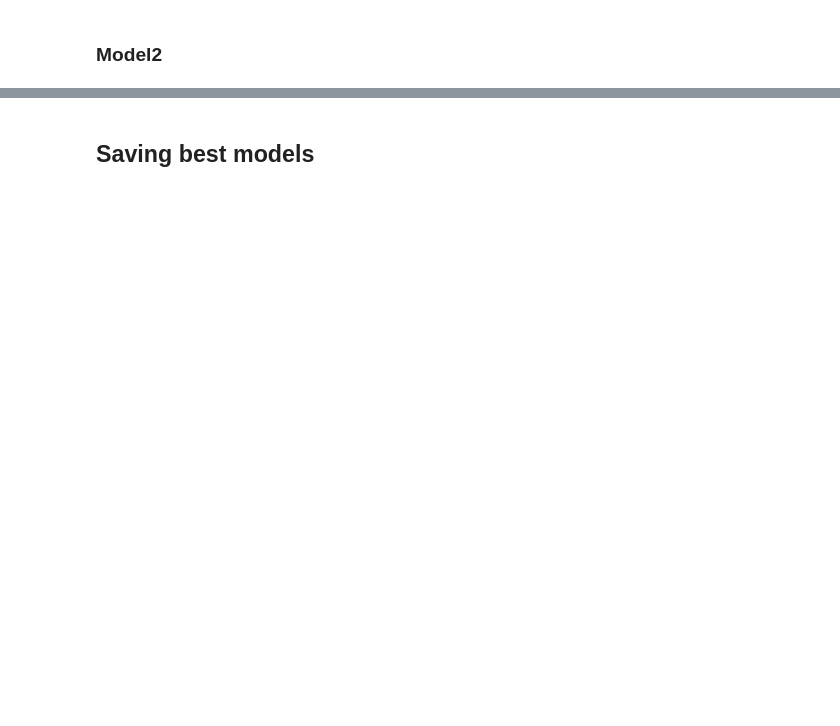
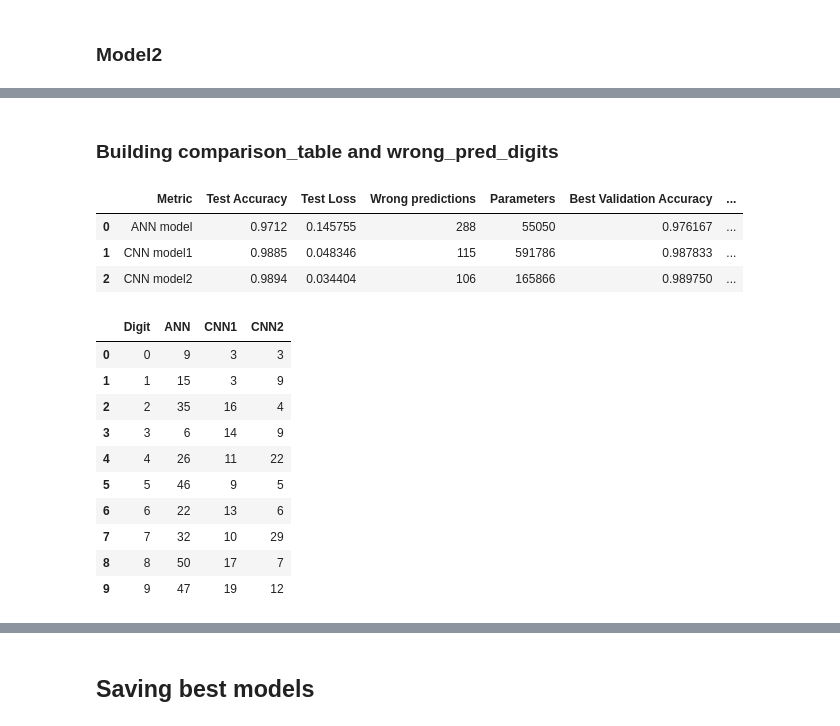
Before and after one commit to AdiXjaiswal/Handwritten-Digit-Recognition, a Jupyter notebook: cnn_model.ipynb, the cells around one changed output, grey strips where cells are left out. Drawn from its saved outputs; the diff is of its cells as text; code cells hidden in the pictures; blank space fills up the shorter version.

```diff
--- a/cnn_model.ipynb
+++ b/cnn_model.ipynb
@@ -219,0 +271,62 @@ losses_model2
+# %% [markdown]
+### Building comparison_table and wrong_pred_digits
+# %%
+predictions = {
+    "ANN": ann_predict_classes,
+    "CNN1": cnn1_predict_classes,
+    "CNN2": cnn2_predict_classes
+}
+
+wrong_preds = {}
+
+for name, preds in predictions.items():
+    counts = {}
+    total=0
+    for true, pred in zip(y_test, preds):
+        if pred != true:
+            counts[true] = counts.get(true, 0) + 1
+            total+=1
+
+    counts = dict(sorted(counts.items()))
+    counts["total"] = total
+    wrong_preds[name] = counts
+
+comparison_table=pd.DataFrame({
+    "Metric":  ["ANN model","CNN model1","CNN model2"],
+    "Test Accuracy": [test_hist_ann['accuracy'], test_hist_cnn1['accuracy'], test_hist_cnn2['accuracy']],
+    "Test Loss": [test_hist_ann['loss'], test_hist_cnn1['loss'], test_hist_cnn2['loss']],
+    "Wrong predictions": [wrong_preds[key]['total'] for key in predictions],
+    "Parameters": [ann_model.count_params(), model1.count_params(), model2.count_params()],
+    "Best Validation Accuracy": [max(history['val_accuracy']) for k, history in histories.items()],
+    "Completed epoches": [len(history['loss']) for k, history in histories.items()]
+})
+# %%
+comparison_table
+# %% [output]
+|  | Metric | Test Accuracy | Test Loss | Wrong predictions | Parameters | Best Validation Accuracy | ... |
+| 0 | ANN model | 0.9712 | 0.145755 | 288 | 55050 | 0.976167 | ... |
+| 1 | CNN model1 | 0.9885 | 0.048346 | 115 | 591786 | 0.987833 | ... |
+| 2 | CNN model2 | 0.9894 | 0.034404 | 106 | 165866 | 0.989750 | ... |
+# %%
+wrong_pred_digits = pd.DataFrame({"Digit": range(10)})
+
+for model_name in wrong_preds:
+    wrong_pred_digits[model_name] = [
+        wrong_preds[model_name].get(i, 0) for i in range(10)
+    ]
+
+wrong_pred_digits.reset_index(drop=True, inplace=True)
+# %%
+wrong_pred_digits
+# %% [output]
+|  | Digit | ANN | CNN1 | CNN2 |
+| 0 | 0 | 9 | 3 | 3 |
+| 1 | 1 | 15 | 3 | 9 |
+| 2 | 2 | 35 | 16 | 4 |
+| 3 | 3 | 6 | 14 | 9 |
+| 4 | 4 | 26 | 11 | 22 |
+| 5 | 5 | 46 | 9 | 5 |
+| 6 | 6 | 22 | 13 | 6 |
+| 7 | 7 | 32 | 10 | 29 |
+| 8 | 8 | 50 | 17 | 7 |
+| 9 | 9 | 47 | 19 | 12 |
```
Also changed, not shown: parts of 35 cells of this notebook.
